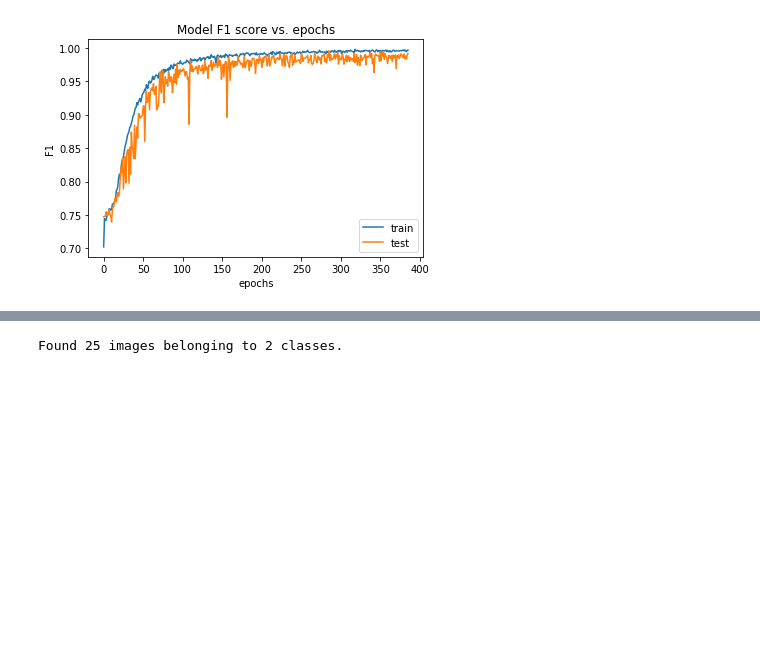
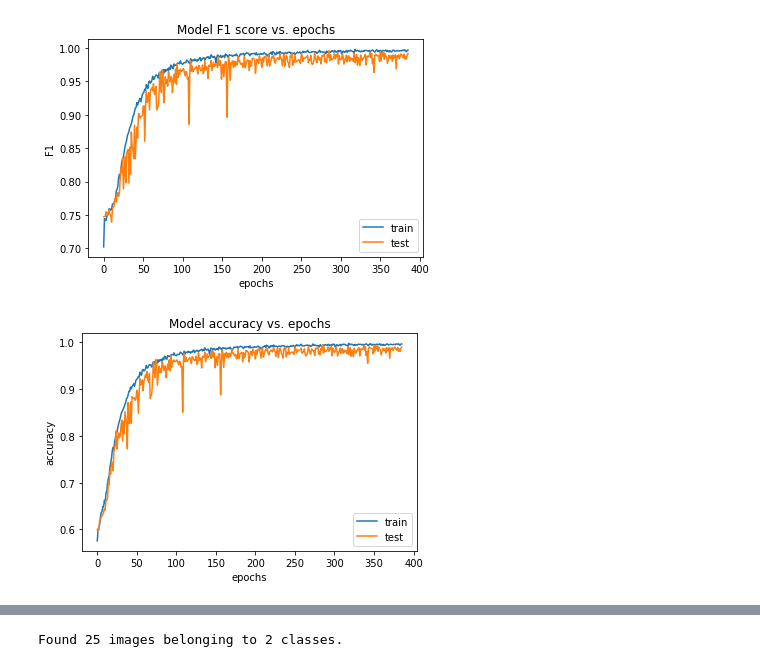
Before and after one commit to patelatharva/Classify_Breast_Cancer_Type_From_Image, a Jupyter notebook: tumor_type_detection.ipynb, the cells around one changed output, grey strips where cells are left out. Saved outputs shown, nothing was run; the diff lists cells and outputs as text; code cells hidden in the pictures; blank space fills up the shorter version.

```diff
--- a/tumor_type_detection.ipynb
+++ b/tumor_type_detection.ipynb
@@ -400,3 +400,14 @@ plt.legend(['train', 'test'], loc='lower right')
 plt.show()
 # %% [output]
 [figure]
+# %%
+# summarize history for accuracy
+plt.plot(history.history['acc'])
+plt.plot(history.history['val_acc'])
+plt.title('Model accuracy vs. epochs')
+plt.ylabel('accuracy')
+plt.xlabel('epochs')
+plt.legend(['train', 'test'], loc='lower right')
+plt.show()
+# %% [output]
+[figure, added]
```
Also changed, not shown: parts of 1 cell of this notebook.
